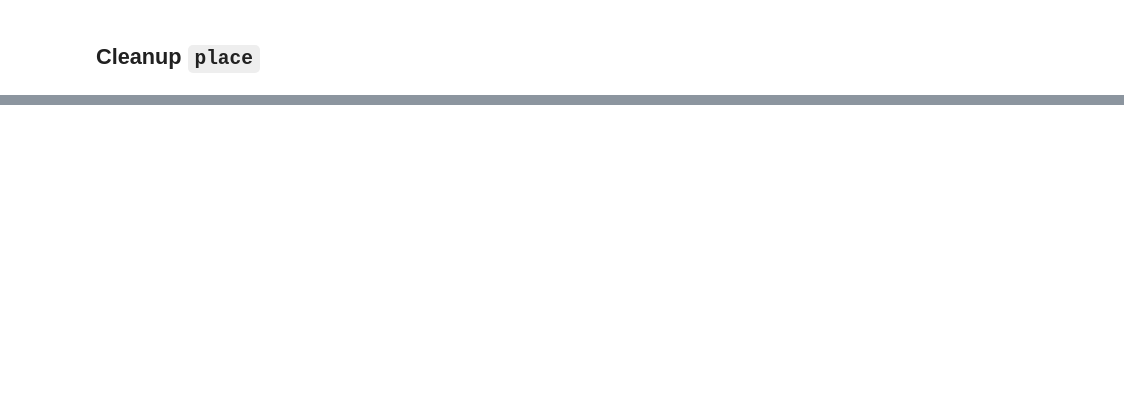
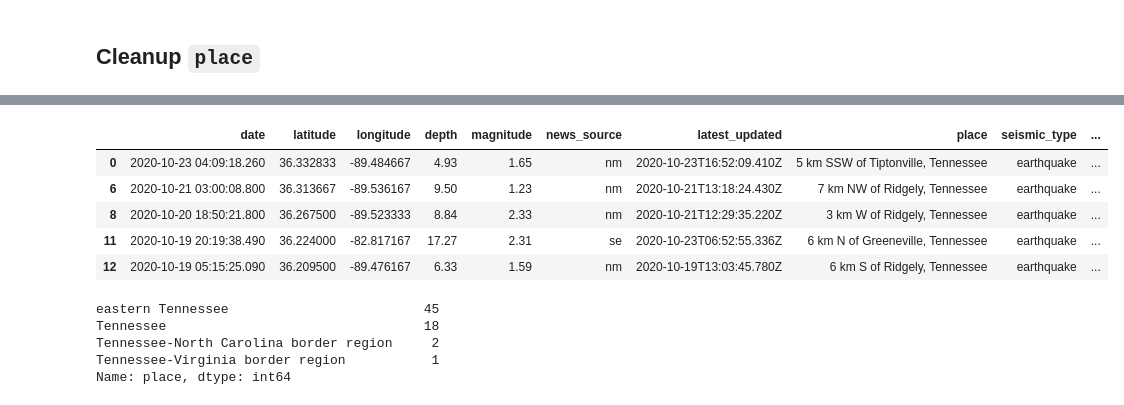
Before and after one commit to nss-data-science-cohort-4/dq3-earthquakes-amdquake, a Jupyter notebook: notebook/earthquake-tn-cleaning-01.ipynb, the cells around one changed output, grey strips where cells are left out. Cells and saved outputs as stored; diff of their text form; code cells hidden in the pictures; blank space fills up the shorter version.

```diff
--- a/notebook/earthquake-tn-cleaning-01.ipynb
+++ b/notebook/earthquake-tn-cleaning-01.ipynb
@@ -154,0 +194,30 @@ earthquake_tn["closest_city"] = earthquake_tn["place"].apply(lambda st: st.split
+# %%
+# Make a function to extract the middle element from place column
+def split_place_to_city(st):
+    #use regex to extract the city and use try and except if in some rows there is no city aka [eastern Tennessee]
+    try:
+        city = re.findall(r"of\s(.+),", st)[0]
+
+
+    except:
+        city = None
+
+    return city
+# %%
+earthquake_tn["city"] = earthquake_tn["place"].apply(str).apply(split_place_to_city)
+earthquake_tn.head()
+# %% [output]
+|  | date | latitude | longitude | depth | magnitude | news_source | latest_updated | place | seismic_type | ... |
+| 0 | 2020-10-23 04:09:18.260 | 36.332833 | -89.484667 | 4.93 | 1.65 | nm | 2020-10-23T16:52:09.410Z | 5 km SSW of Tiptonville, Tennessee | earthquake | ... |
+| 6 | 2020-10-21 03:00:08.800 | 36.313667 | -89.536167 | 9.50 | 1.23 | nm | 2020-10-21T13:18:24.430Z | 7 km NW of Ridgely, Tennessee | earthquake | ... |
+| 8 | 2020-10-20 18:50:21.800 | 36.267500 | -89.523333 | 8.84 | 2.33 | nm | 2020-10-21T12:29:35.220Z | 3 km W of Ridgely, Tennessee | earthquake | ... |
+| 11 | 2020-10-19 20:19:38.490 | 36.224000 | -82.817167 | 17.27 | 2.31 | se | 2020-10-23T06:52:55.336Z | 6 km N of Greeneville, Tennessee | earthquake | ... |
+| 12 | 2020-10-19 05:15:25.090 | 36.209500 | -89.476167 | 6.33 | 1.59 | nm | 2020-10-19T13:03:45.780Z | 6 km S of Ridgely, Tennessee | earthquake | ... |
+# %%
+earthquake_tn[earthquake_tn.city.isna()]["place"].value_counts()
+# %% [output]
+eastern Tennessee                         45
+Tennessee                                 18
+Tennessee-North Carolina border region     2
+Tennessee-Virginia border region           1
+Name: place, dtype: int64
```
Also changed, not shown: parts of 18 cells of this notebook, 3 other files.
